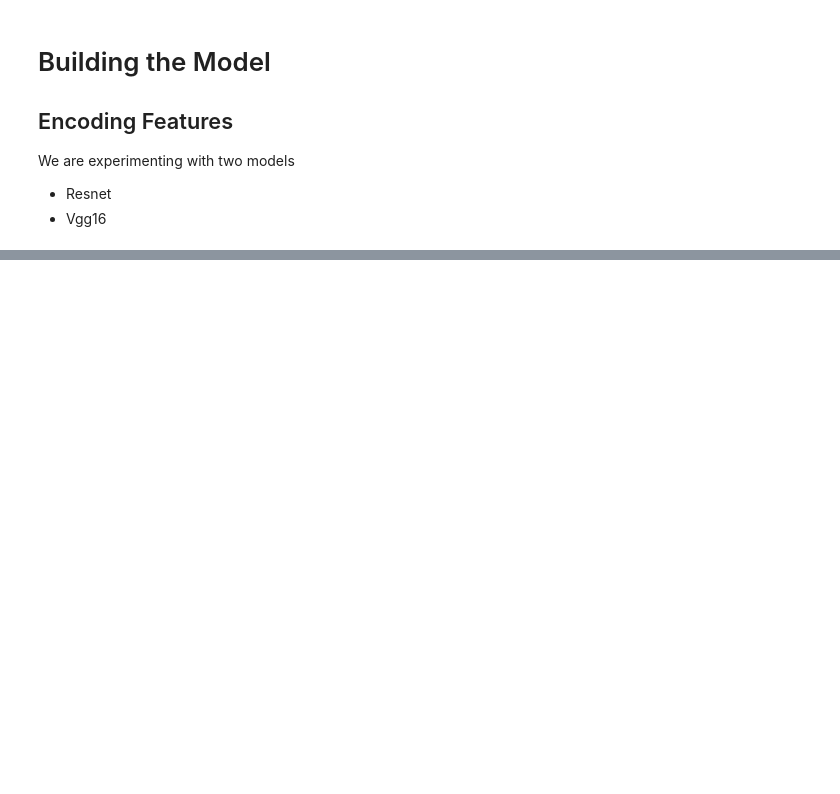
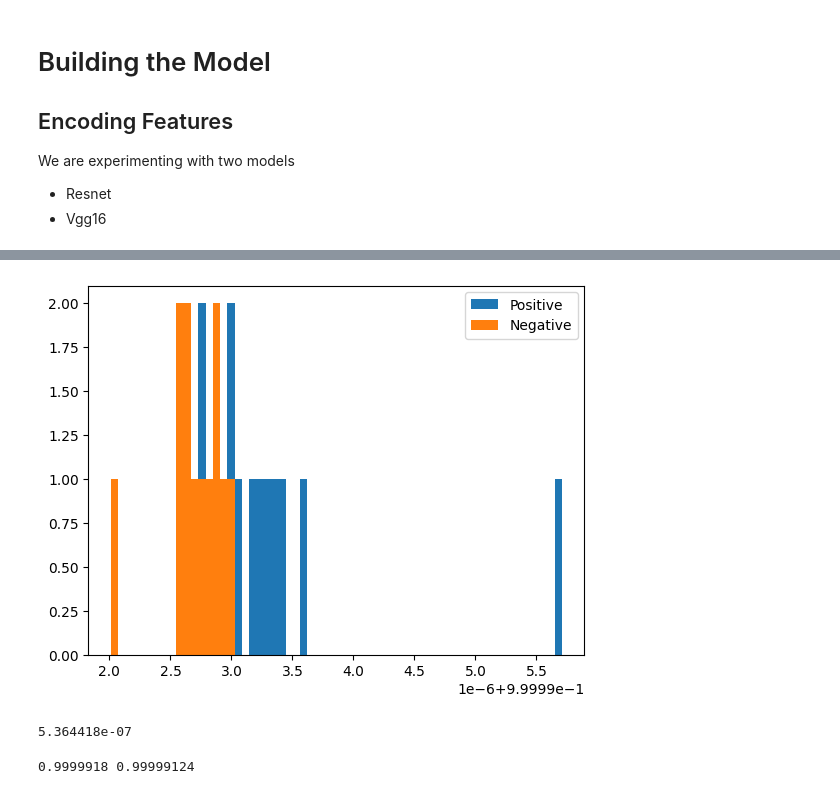
Before and after one commit to YEMISITEJU/dat550, a Jupyter notebook: siames_network_hc.ipynb, the cells around one changed output, grey strips where cells are left out. Drawn from its saved outputs; the diff is of its cells as text; code cells hidden in the pictures; blank space fills up the shorter version.

```diff
--- a/siames_network_hc.ipynb
+++ b/siames_network_hc.ipynb
@@ -343,0 +393,20 @@ Loss on train    = 0.49987
+# %%
+cosine_similarity = metrics.CosineSimilarity()
+positive_similarity = []
+negative_similarity= []
+
+train_dataset, val_dataset, test_dataset = preprocess_training_data()
+test_dataset = test_dataset.batch(8, drop_remainder=False)
+test_dataset = test_dataset.prefetch(8)
+
+
+train_dataset = train_dataset.batch(8, drop_remainder=False)
+train_dataset = train_dataset.prefetch(8)
+
+for x,y,z in iter(train_dataset):
+  anchor_embedding = embedding_model(vgg16.preprocess_input(x))
+  positive_embedding = embedding_model(vgg16.preprocess_input(y))
+  negative_embedding = embedding_model(vgg16.preprocess_input(z))
+
+  positive_similarity.append(cosine_similarity(anchor_embedding, positive_embedding).numpy())
+  negative_similarity.append(cosine_similarity(anchor_embedding, negative_embedding).numpy())
@@ -343,0 +433,38 @@ Loss on train    = 0.49987
+# %%
+
+
+plt.hist(positive_similarity, bins=50, label='Positive')
+plt.hist(negative_similarity, bins=50, label='Negative')
+plt.legend()
+plt.show()
+
+# Determine threshold based on cosine similarity distribution
+threshold = np.mean(positive_similarity) - np.mean(negative_similarity)
+# %% [output]
+[figure, added]
+# %%
+threshold
+# %% [output]
+5.364418e-07
+# %%
+sample = next(iter(train_dataset))
+sample2 = next(iter(train_dataset))
+sample3 = next(iter(train_dataset))
+
+anchor, _, _ = sample
+_, _, negative = sample2
+unknown,_,_ = sample3
+
+
+
+anchor_embedding, negative_embedding, unknown_image_embedding = (
+  embedding_model(vgg16.preprocess_input(anchor)),
+  embedding_model(vgg16.preprocess_input(negative)),
+  embedding_model(vgg16.preprocess_input(unknown)),
+)
+positive_similarity = cosine_similarity(anchor_embedding, unknown_image_embedding).numpy()
+negative_similarity = cosine_similarity(negative_embedding, unknown_image_embedding).numpy()
+
+print(positive_similarity, negative_similarity)
+# %% [output]
+0.9999918 0.99999124
```
Also changed, not shown: parts of 23 cells of this notebook.
